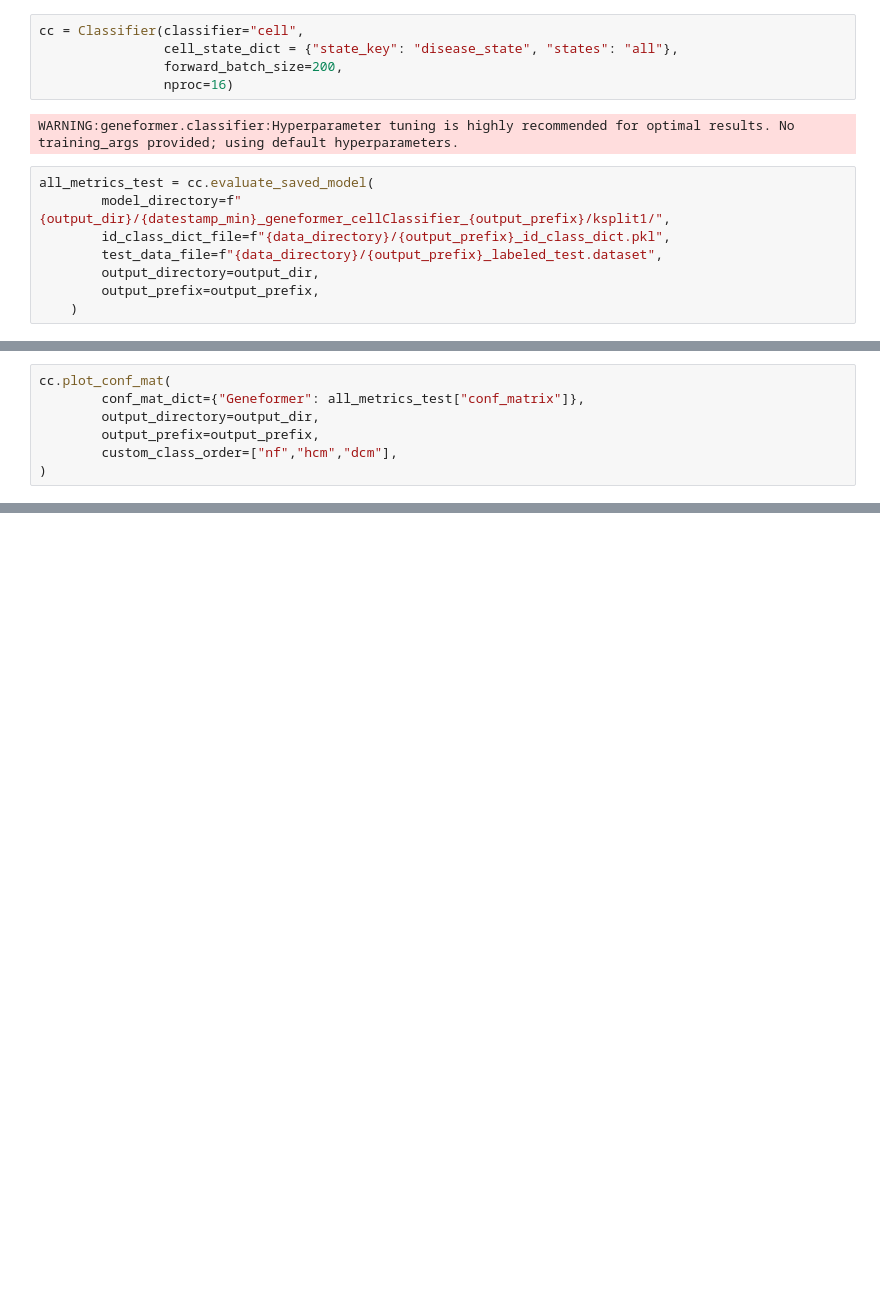
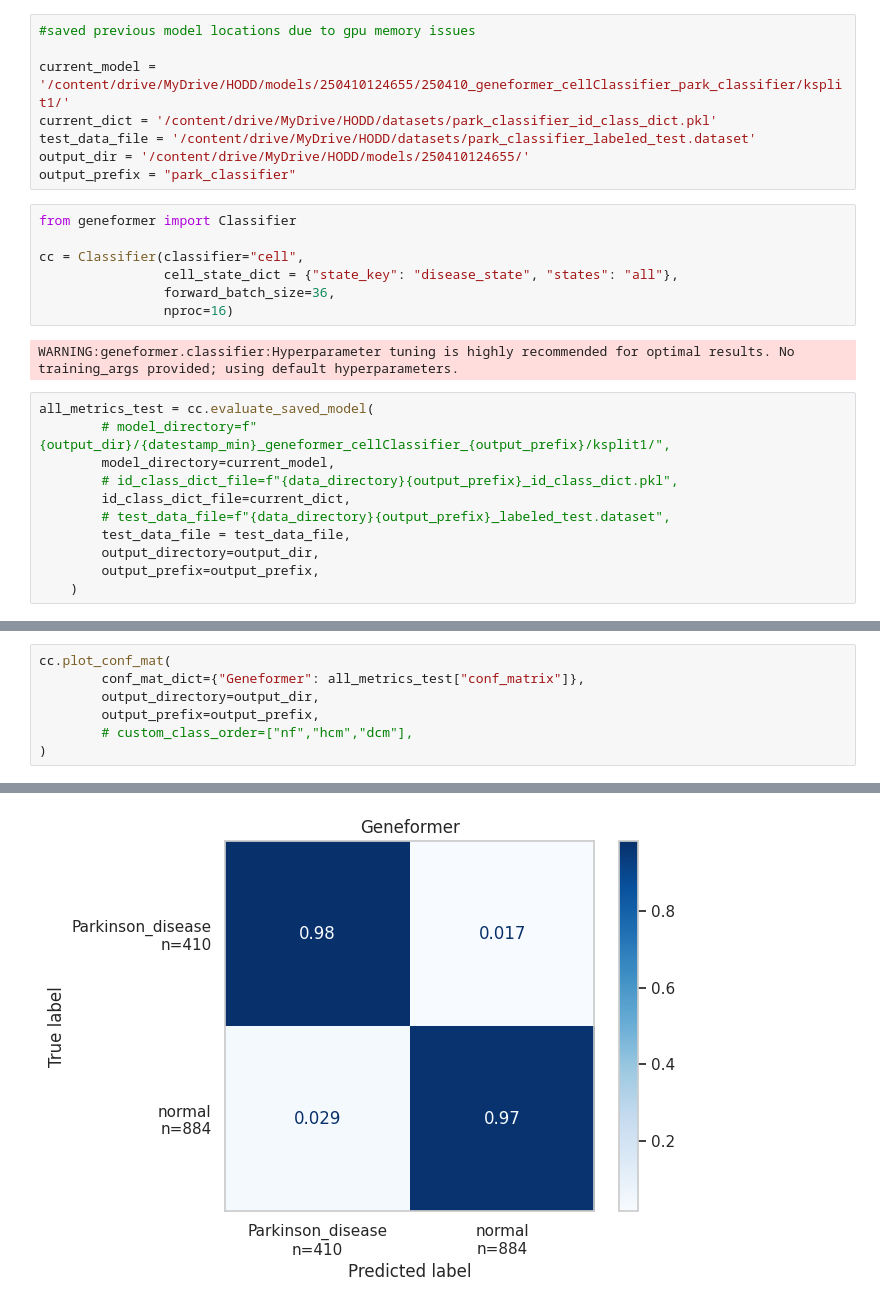
Before and after one commit to sean-otoole/HODD, a Jupyter notebook: PDTx_pipeline/PDTx_03_FineTuning_DA.ipynb, the cells around one changed output, grey strips where cells are left out. Drawn from its saved outputs; the diff is of its cells as text; blank space fills up the shorter version.

```diff
--- a/PDTx_pipeline/PDTx_03_FineTuning_DA.ipynb
+++ b/PDTx_pipeline/PDTx_03_FineTuning_DA.ipynb
@@ -248,17 +239,30 @@ OutOfMemoryError: CUDA out of memory. Tried to allocate 12.50 GiB. GPU 0 has a t
 # %% [markdown]
 ##Evaluate the model
+# %%
+#saved previous model locations due to gpu memory issues
+
+current_model = '/content/drive/MyDrive/HODD/models/250410124655/250410_geneformer_cellClassifier_park_classifier/ksplit1/'
+current_dict = '/content/drive/MyDrive/HODD/datasets/park_classifier_id_class_dict.pkl'
+test_data_file = '/content/drive/MyDrive/HODD/datasets/park_classifier_labeled_test.dataset'
+output_dir = '/content/drive/MyDrive/HODD/models/250410124655/'
+output_prefix = "park_classifier"
 # %%
+from geneformer import Classifier
+
 cc = Classifier(classifier="cell",
                 cell_state_dict = {"state_key": "disease_state", "states": "all"},
-                forward_batch_size=200,
+                forward_batch_size=36,
                 nproc=16)
 # %% [output]
 WARNING:geneformer.classifier:Hyperparameter tuning is highly recommended for optimal results. No training_args provided; using default hyperparameters.
 # %%
 all_metrics_test = cc.evaluate_saved_model(
-        model_directory=f"{output_dir}/{datestamp_min}_geneformer_cellClassifier_{output_prefix}/ksplit1/",
-        id_class_dict_file=f"{data_directory}/{output_prefix}_id_class_dict.pkl",
-        test_data_file=f"{data_directory}/{output_prefix}_labeled_test.dataset",
+        # model_directory=f"{output_dir}/{datestamp_min}_geneformer_cellClassifier_{output_prefix}/ksplit1/",
+        model_directory=current_model,
+        # id_class_dict_file=f"{data_directory}{output_prefix}_id_class_dict.pkl",
+        id_class_dict_file=current_dict,
+        # test_data_file=f"{data_directory}{output_prefix}_labeled_test.dataset",
+        test_data_file = test_data_file,
         output_directory=output_dir,
         output_prefix=output_prefix,
     )
@@ -269,5 +271,6 @@ cc.plot_conf_mat(
         conf_mat_dict={"Geneformer": all_metrics_test["conf_matrix"]},
         output_directory=output_dir,
         output_prefix=output_prefix,
-        custom_class_order=["nf","hcm","dcm"],
+        # custom_class_order=["nf","hcm","dcm"],
 )
+# %% [output]
@@ -274 +278,2 @@ cc.plot_conf_mat(
+[figure, added]
 # %%
```
Also changed, not shown: parts of 32 cells of this notebook.
